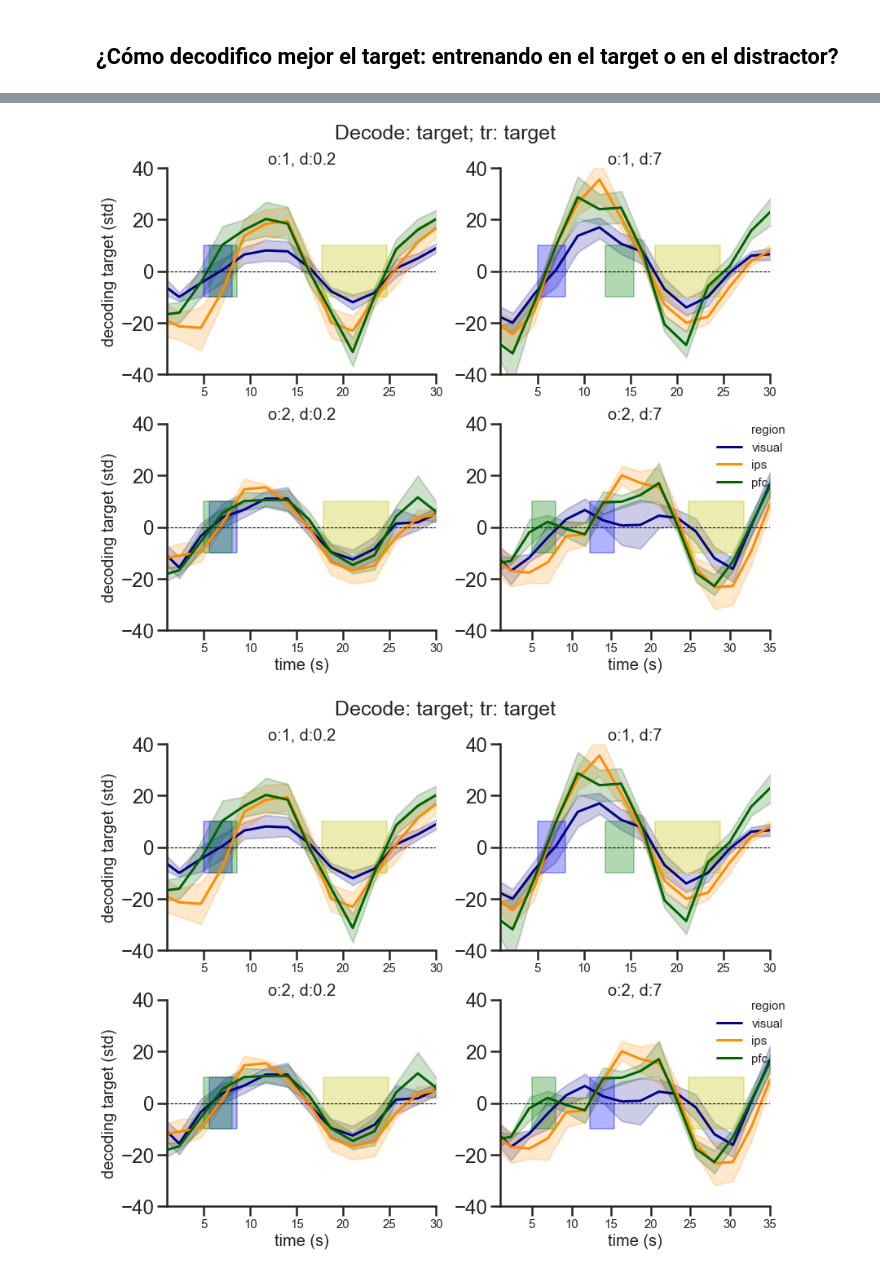
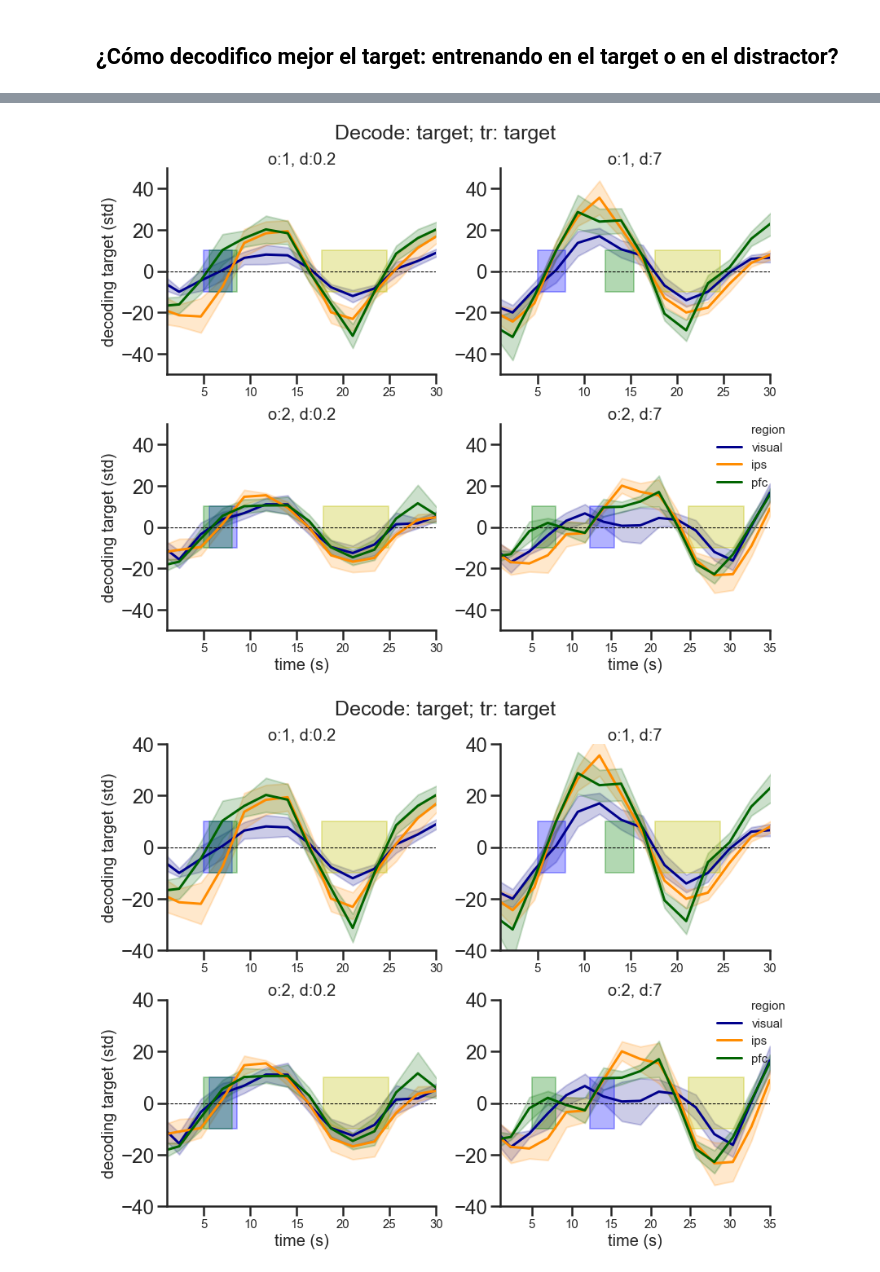
Before and after one commit to davidbestue/encoding, a Jupyter notebook: scripts/plots/IEM/Questions.ipynb, the cells around one changed output, grey strips where cells are left out. Drawn from its saved outputs; the diff is of its cells as text; code cells hidden in the pictures.

```diff
--- a/scripts/plots/IEM/Questions.ipynb
+++ b/scripts/plots/IEM/Questions.ipynb
@@ -102,8 +114,8 @@ df_time_target.columns=['times', 'decoding', 'region', 'subject', 'condition', '
 # %%
 df_x = df_time_target.loc[df_time_target['training_item']=='target']
-tiemcourse(df_x , 'Decode: target; tr: target', ylims=[-40,40])
+tiemcourse(df_x , 'Decode: target; tr: target', ylims=[-50,50])
 # %% [output]
-[figure, old version]
+[figure, new version]
 # %%
 df_x = df_time_target.loc[df_time_target['training_item']=='target']
 tiemcourse(df_x , 'Decode: target; tr: target', ylims=[-40,40])
```
Also changed, not shown: parts of 4 cells of this notebook.
